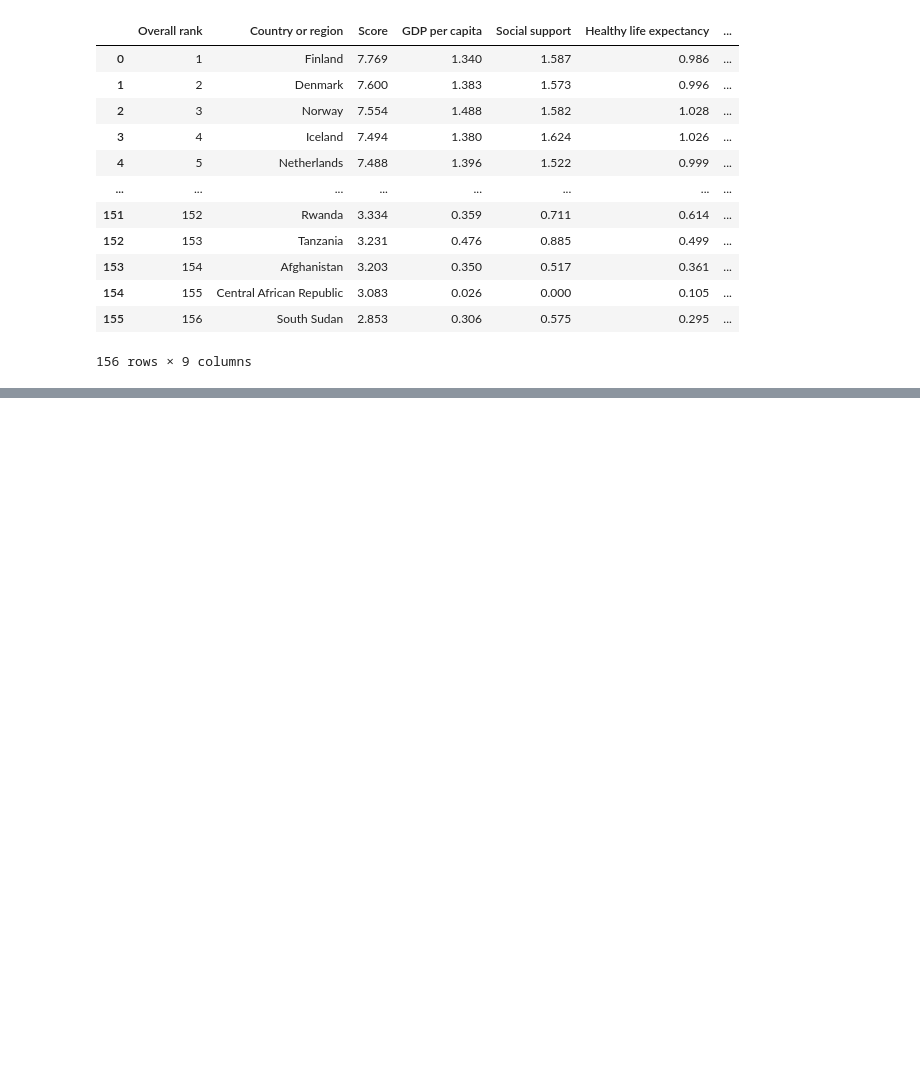
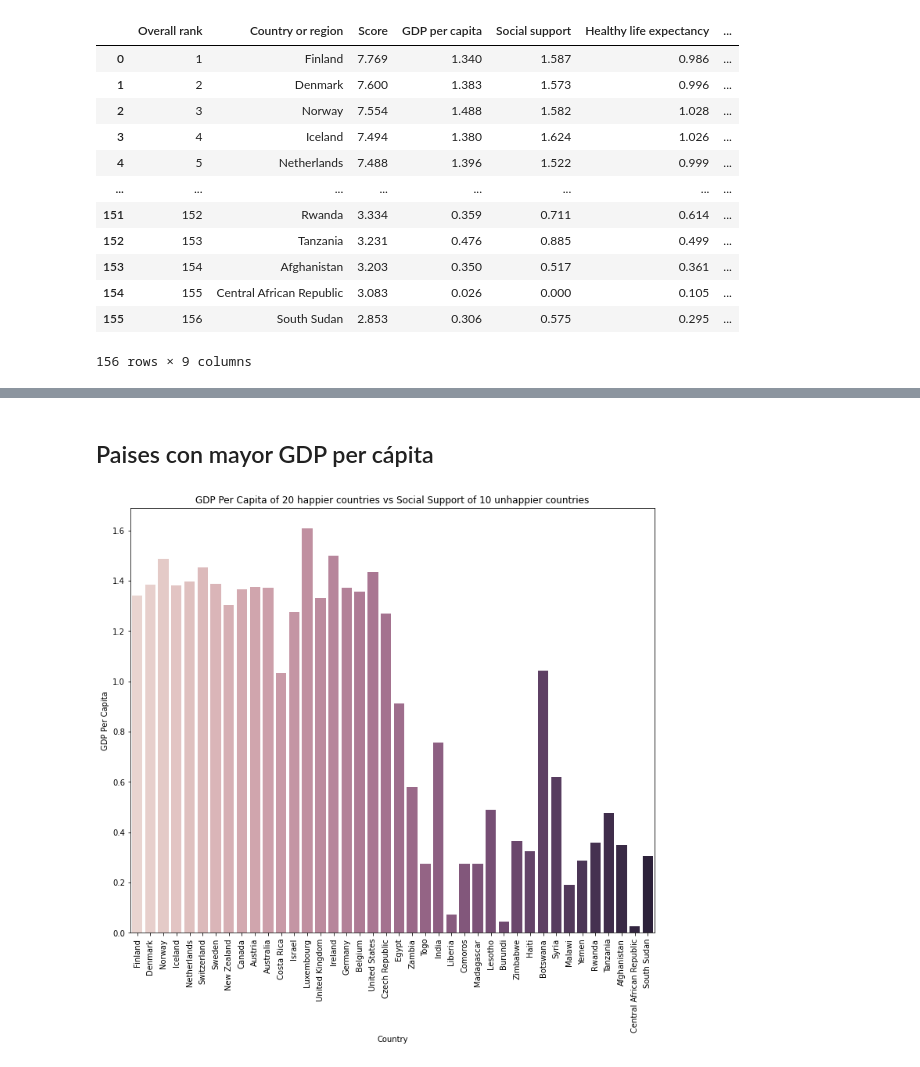
Before and after one commit to jruiz971/Mental-Health-Happiness-Economics-Human-Freedom, a Jupyter notebook: ipynb/World_Happiness_Report_2019_EDA.ipynb, the cells around one changed output, grey strips where cells are left out. Drawn from its saved outputs; the diff is of its cells as text; code cells hidden in the pictures; blank space fills up the shorter version.

```diff
--- a/ipynb/World_Happiness_Report_2019_EDA.ipynb
+++ b/ipynb/World_Happiness_Report_2019_EDA.ipynb
@@ -21,0 +74,14 @@ df
+# %% [markdown]
+## Paises con mayor GDP per cápita
+# %%
+#(df['Country or region'].head(10)) and (df['Country or region'].tail(10))
+plt.figure(figsize=(12,10))
+sns.barplot(x=df_selected['Country or region'], y=df_selected['GDP per capita'],palette=sns.cubehelix_palette(len(df_selected)))
+# Place the region names at a 90-degree angle.
+plt.xticks(rotation= 90)
+plt.xlabel('Country')
+plt.ylabel('GDP Per Capita')
+plt.title('GDP Per Capita of 20 happier countries vs Social Support of 10 unhappier countries')
+plt.show()
+# %% [output]
+[figure, added]
```
Also changed, not shown: parts of 17 cells of this notebook.
